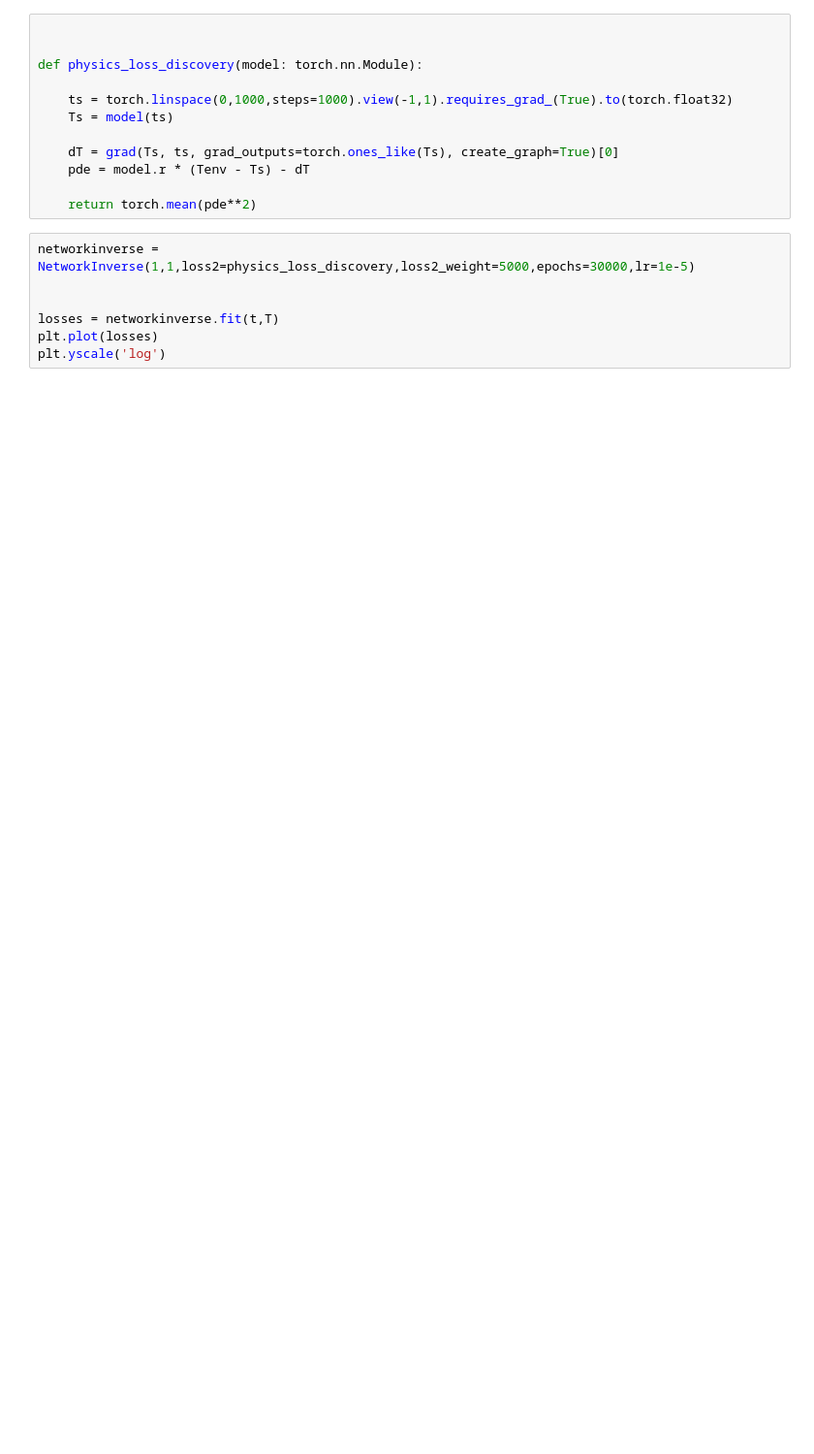
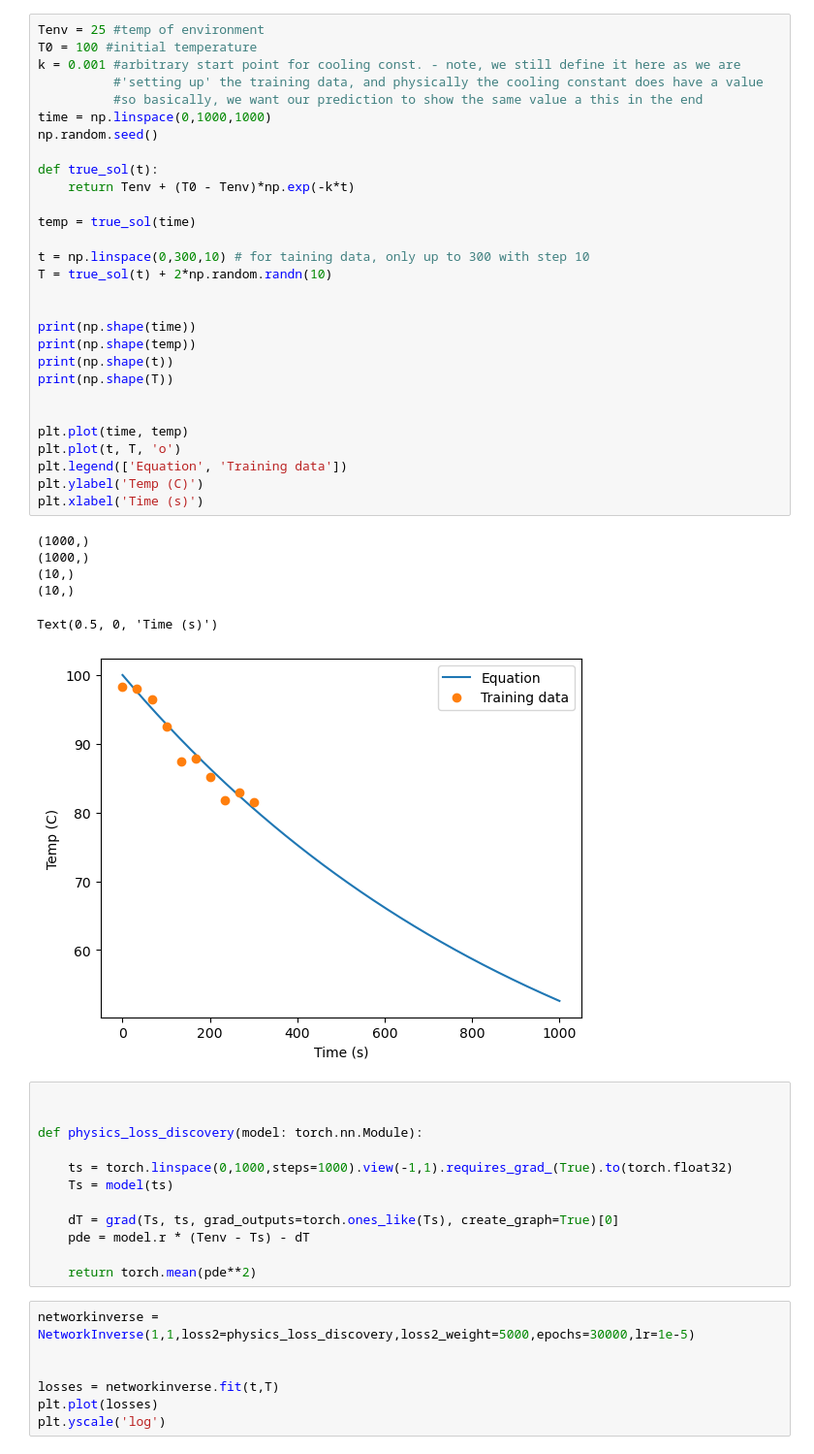
Before and after one commit to Christian-Sim-04/PINNs, a Jupyter notebook: law_of_cooling/loc_param_discovery.ipynb, the cells around one changed output. Shown: that part at 97% size. Cells and saved outputs as stored; diff of their text form; blank space fills up the shorter version.

Commit message:
Loss_PDE and Loss_data

```diff
--- a/law_of_cooling/loc_param_discovery.ipynb
+++ b/law_of_cooling/loc_param_discovery.ipynb
@@ -19,3 +20,39 @@ ImportError: cannot import name 'NetworkInverse' from 'locinverse_network' (/mnt
+# %%
+Tenv = 25 #temp of environment
+T0 = 100 #initial temperature
+k = 0.001 #arbitrary start point for cooling const. - note, we still define it here as we are
+          #'setting up' the training data, and physically the cooling constant does have a value
+          #so basically, we want our prediction to show the same value a this in the end
+time = np.linspace(0,1000,1000)
+np.random.seed()
+
+def true_sol(t):
+    return Tenv + (T0 - Tenv)*np.exp(-k*t)
+
+temp = true_sol(time)
+
+t = np.linspace(0,300,10) # for taining data, only up to 300 with step 10
+T = true_sol(t) + 2*np.random.randn(10)
+
+
+print(np.shape(time))
+print(np.shape(temp))
+print(np.shape(t))
+print(np.shape(T))
+
+
+plt.plot(time, temp)
+plt.plot(t, T, 'o')
+plt.legend(['Equation', 'Training data'])
+plt.ylabel('Temp (C)')
+plt.xlabel('Time (s)')
+# %% [output]
+(1000,)
+(1000,)
+(10,)
+(10,)
+Text(0.5, 0, 'Time (s)')
+[figure, added]
 # %%
 
 
```
Also changed, not shown: parts of 3 cells of this notebook, 1 other file.
